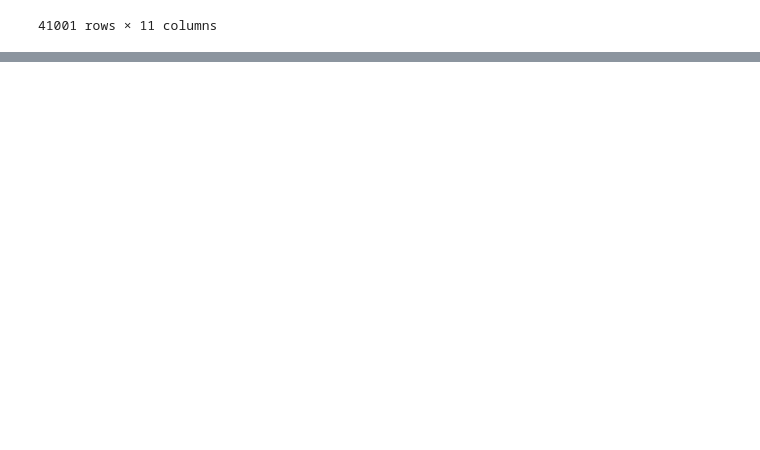
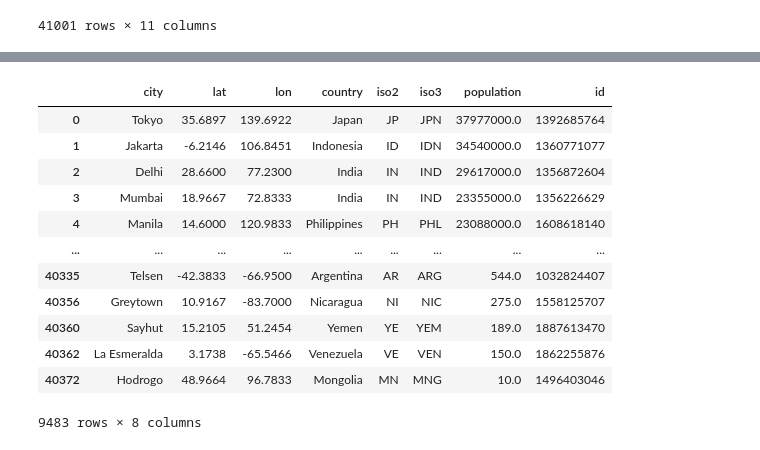
Before and after one commit to owensull12/Project-02-Team-Cloud, a Jupyter notebook: cities_df.ipynb, the cells around one changed output, grey strips where cells are left out. Saved outputs shown, nothing was run; the diff lists cells and outputs as text; code cells hidden in the pictures; blank space fills up the shorter version.

```diff
--- a/cities_df.ipynb
+++ b/cities_df.ipynb
@@ -66,0 +151,23 @@ cities_df.to_csv('citiesDF.csv')
+# %%
+# check our dataset for any null valuess
+# ensure all the rows are the same length
+
+cities_df = cities_df_dropped8
+# %%
+# ensure city was replaced smoothly.
+
+cities_df.rename(columns={'city_ascii': 'city'})
+# %% [output]
+|  | city | lat | lon | country | iso2 | iso3 | population | id |
+| 0 | Tokyo | 35.6897 | 139.6922 | Japan | JP | JPN | 37977000.0 | 1392685764 |
+| 1 | Jakarta | -6.2146 | 106.8451 | Indonesia | ID | IDN | 34540000.0 | 1360771077 |
+| 2 | Delhi | 28.6600 | 77.2300 | India | IN | IND | 29617000.0 | 1356872604 |
+| 3 | Mumbai | 18.9667 | 72.8333 | India | IN | IND | 23355000.0 | 1356226629 |
+| 4 | Manila | 14.6000 | 120.9833 | Philippines | PH | PHL | 23088000.0 | 1608618140 |
+| ... | ... | ... | ... | ... | ... | ... | ... | ... |
+| 40335 | Telsen | -42.3833 | -66.9500 | Argentina | AR | ARG | 544.0 | 1032824407 |
+| 40356 | Greytown | 10.9167 | -83.7000 | Nicaragua | NI | NIC | 275.0 | 1558125707 |
+| 40360 | Sayhut | 15.2105 | 51.2454 | Yemen | YE | YEM | 189.0 | 1887613470 |
+| 40362 | La Esmeralda | 3.1738 | -65.5466 | Venezuela | VE | VEN | 150.0 | 1862255876 |
+| 40372 | Hodrogo | 48.9664 | 96.7833 | Mongolia | MN | MNG | 10.0 | 1496403046 |
+9483 rows × 8 columns
```
Also changed, not shown: parts of 14 cells of this notebook, 1 other file.
